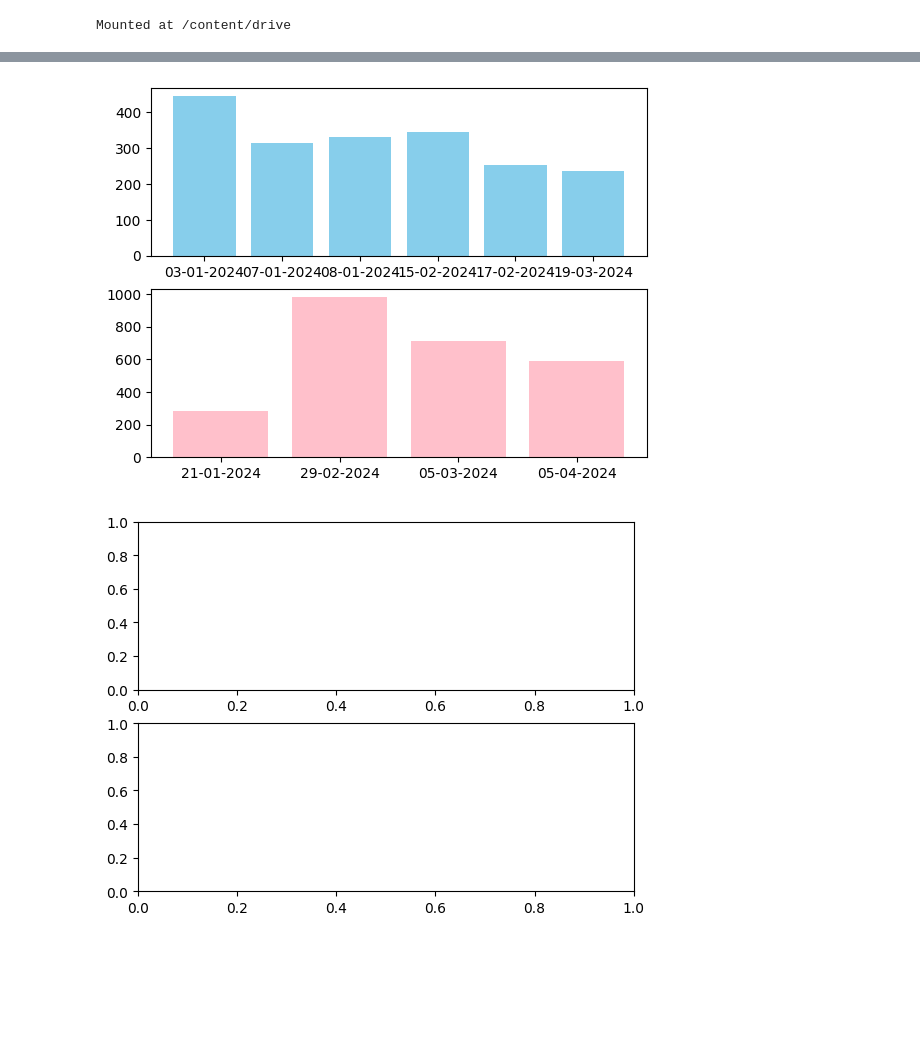
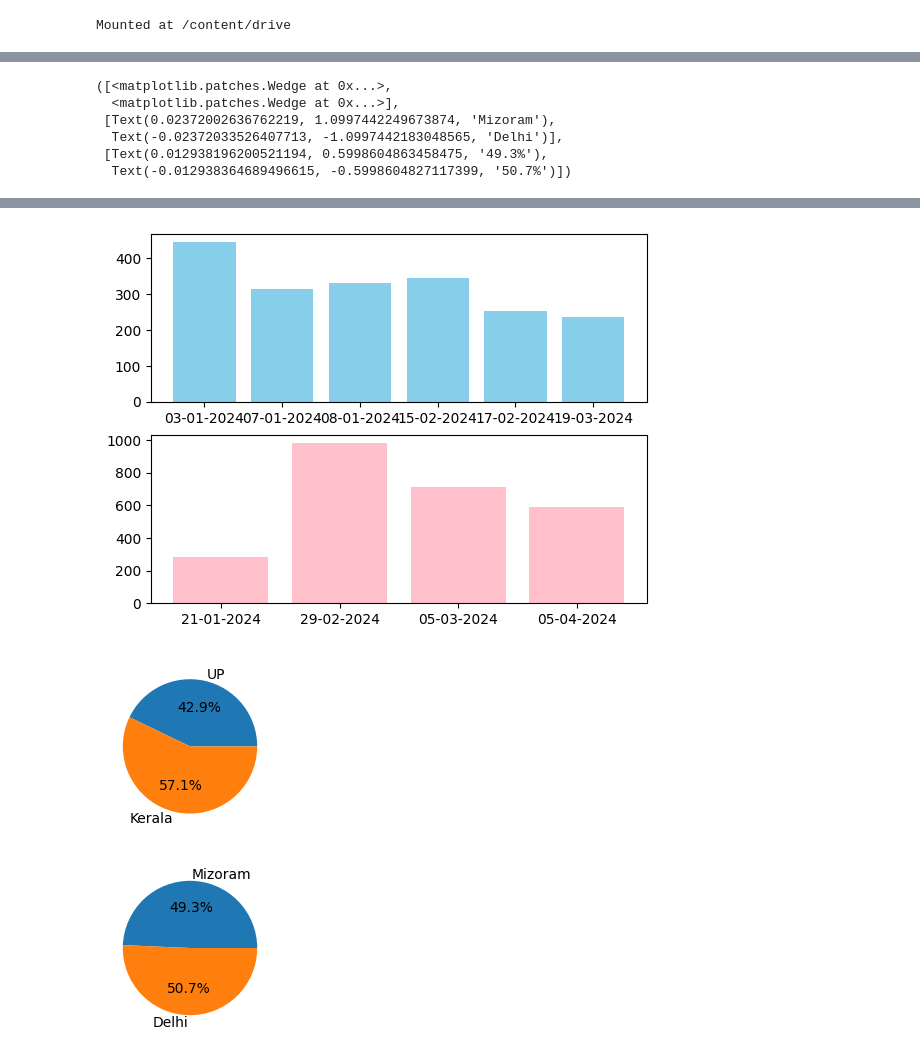
Before and after one commit to Kommalapatiabhinayasri/Data-Science-Project-1, a Jupyter notebook: case_study_1_sdc.ipynb, the cells around one changed output, grey strips where cells are left out. Drawn from its saved outputs; the diff is of its cells as text; code cells hidden in the pictures; blank space fills up the shorter version.

```diff
--- a/case_study_1_sdc.ipynb
+++ b/case_study_1_sdc.ipynb
@@ -56,31 +56,46 @@ axes1[0].bar(state4_data['Date'],state4_data['Consumption'],color='skyblue')
 axes1[1].bar(state5_data['Date'],state5_data['Consumption'],color='pink')
 
 
 #pie chart
 fig2,axes2=plt.subplots(2)
 state1='UP'
 state2='Kerala'
 state3='Mizoram'
 state4='Delhi'
 labels=[state1,state2]
+state1_total=electricity[electricity['State']==state1]['Consumption'].sum()
+state2_total=electricity[electricity['State']==state2]['Consumption'].sum()
+energy=[state1_total,state2_total]
+axes2[0].pie(energy,labels=labels,autopct='%1.1f%%')
+labels=[state3,state4]
+state3_total=electricity[electricity['State']==state3]['Consumption'].sum()
+state4_total=electricity[electricity['State']==state4]['Consumption'].sum()
+energy=[state3_total,state4_total]
+axes2[1].pie(energy,labels=labels,autopct='%1.1f%%')
 # %% [output]
           Date        State  Consumption
 0   01-01-2024    Tamilnadu       347.25
 1   02-01-2024      Manipur       605.12
 2   03-01-2024    Telengana       444.63
 3   04-01-2024  Pondicherry       974.54
 4   05-01-2024    Tamilnadu       864.02
 ..         ...          ...          ...
 95  05-04-2024       Kerala       587.30
 96  06-04-2024           UP       726.21
 97  07-04-2024       Andhra       305.70
 98  08-04-2024       Sikkim       257.46
 99  09-04-2024  Pondicherry       983.95
 ... (122 lines left out)
 42  12-02-2024  Andhra       580.68
 82  23-03-2024  Andhra       393.36
 83  24-03-2024  Andhra       298.22
 97  07-04-2024  Andhra       305.70
+([<matplotlib.patches.Wedge at 0x...>,
+  <matplotlib.patches.Wedge at 0x...>],
+ [Text(0.02372002636762219, 1.0997442249673874, 'Mizoram'),
+  Text(-0.02372033526407713, -1.0997442183048565, 'Delhi')],
+ [Text(0.012938196200521194, 0.5998604863458475, '49.3%'),
+  Text(-0.012938364689496615, -0.5998604827117399, '50.7%')])
 [figure]
 [figure]
-[figure, old version]
+[figure, new version]
```
